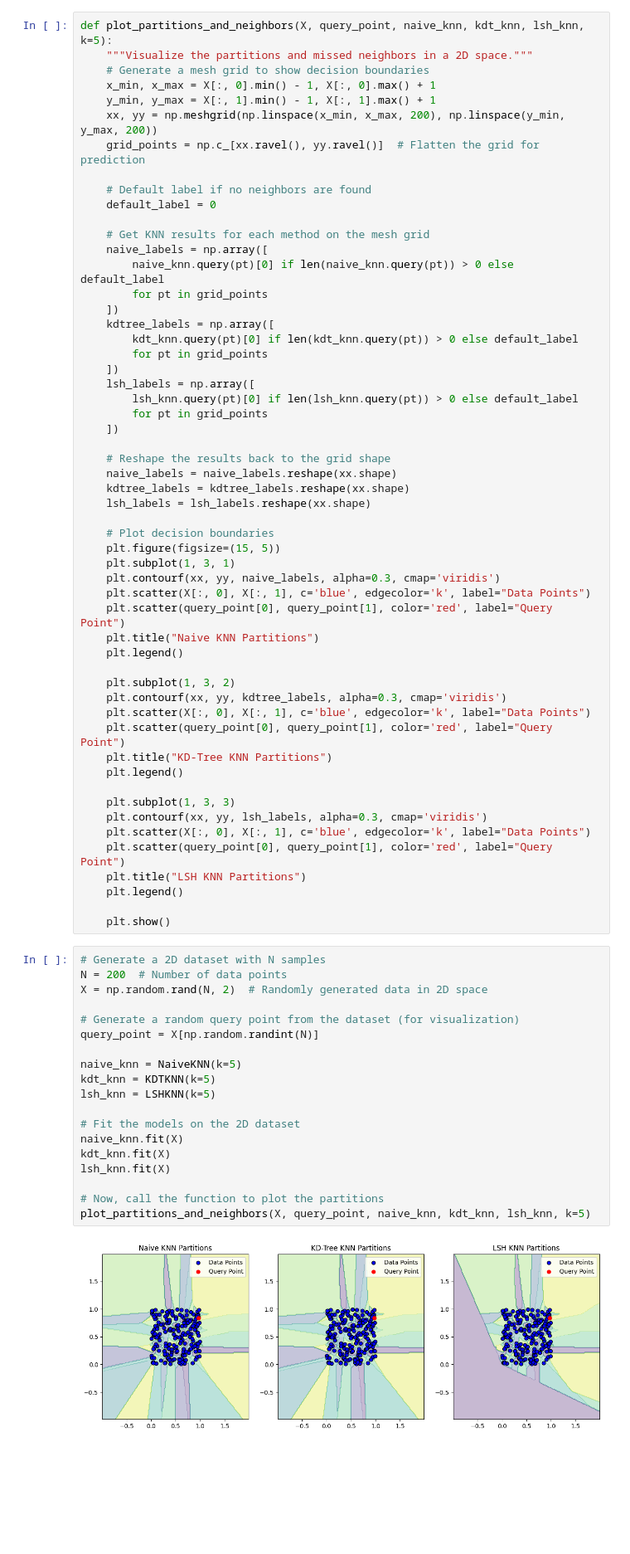
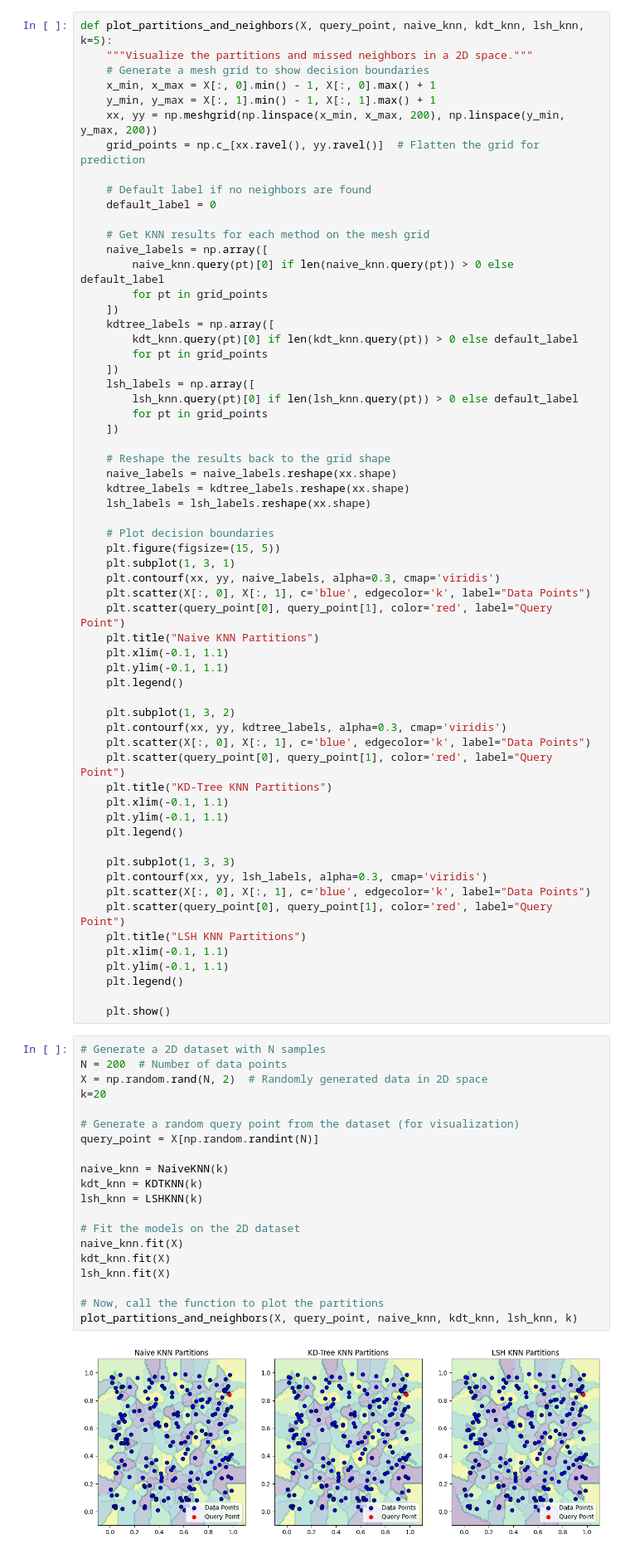
Before and after one commit to HarshilShah1804/ES335_Assignment_4, a Jupyter notebook: Task2.ipynb, the cells around one changed output. Shown at 83% size. Cells and saved outputs as stored; diff of their text form; blank space fills up the shorter version.

```diff
--- a/Task2.ipynb
+++ b/Task2.ipynb
@@ -283,6 +283,8 @@ def plot_partitions_and_neighbors(X, query_point, naive_knn, kdt_knn, lsh_knn, k
     plt.scatter(X[:, 0], X[:, 1], c='blue', edgecolor='k', label="Data Points")
     plt.scatter(query_point[0], query_point[1], color='red', label="Query Point")
     plt.title("Naive KNN Partitions")
+    plt.xlim(-0.1, 1.1)
+    plt.ylim(-0.1, 1.1)
     plt.legend()
 
     plt.subplot(1, 3, 2)
@@ -290,6 +292,8 @@ def plot_partitions_and_neighbors(X, query_point, naive_knn, kdt_knn, lsh_knn, k
     plt.scatter(X[:, 0], X[:, 1], c='blue', edgecolor='k', label="Data Points")
     plt.scatter(query_point[0], query_point[1], color='red', label="Query Point")
     plt.title("KD-Tree KNN Partitions")
+    plt.xlim(-0.1, 1.1)
+    plt.ylim(-0.1, 1.1)
     plt.legend()
 
     plt.subplot(1, 3, 3)
@@ -297,27 +301,30 @@ def plot_partitions_and_neighbors(X, query_point, naive_knn, kdt_knn, lsh_knn, k
     plt.scatter(X[:, 0], X[:, 1], c='blue', edgecolor='k', label="Data Points")
     plt.scatter(query_point[0], query_point[1], color='red', label="Query Point")
     plt.title("LSH KNN Partitions")
+    plt.xlim(-0.1, 1.1)
+    plt.ylim(-0.1, 1.1)
     plt.legend()
 
     plt.show()
 # %%
 # Generate a 2D dataset with N samples
 N = 200  # Number of data points
 X = np.random.rand(N, 2)  # Randomly generated data in 2D space
+k=20
 
 # Generate a random query point from the dataset (for visualization)
 query_point = X[np.random.randint(N)]
 
-naive_knn = NaiveKNN(k=5)
-kdt_knn = KDTKNN(k=5)
-lsh_knn = LSHKNN(k=5)
+naive_knn = NaiveKNN(k)
+kdt_knn = KDTKNN(k)
+lsh_knn = LSHKNN(k)
 
 # Fit the models on the 2D dataset
 naive_knn.fit(X)
 kdt_knn.fit(X)
 lsh_knn.fit(X)
 
 # Now, call the function to plot the partitions
-plot_partitions_and_neighbors(X, query_point, naive_knn, kdt_knn, lsh_knn, k=5)
+plot_partitions_and_neighbors(X, query_point, naive_knn, kdt_knn, lsh_knn, k)
 # %% [output]
-[figure, old version]
+[figure, new version]
```
Also changed, not shown: parts of 2 cells of this notebook.
